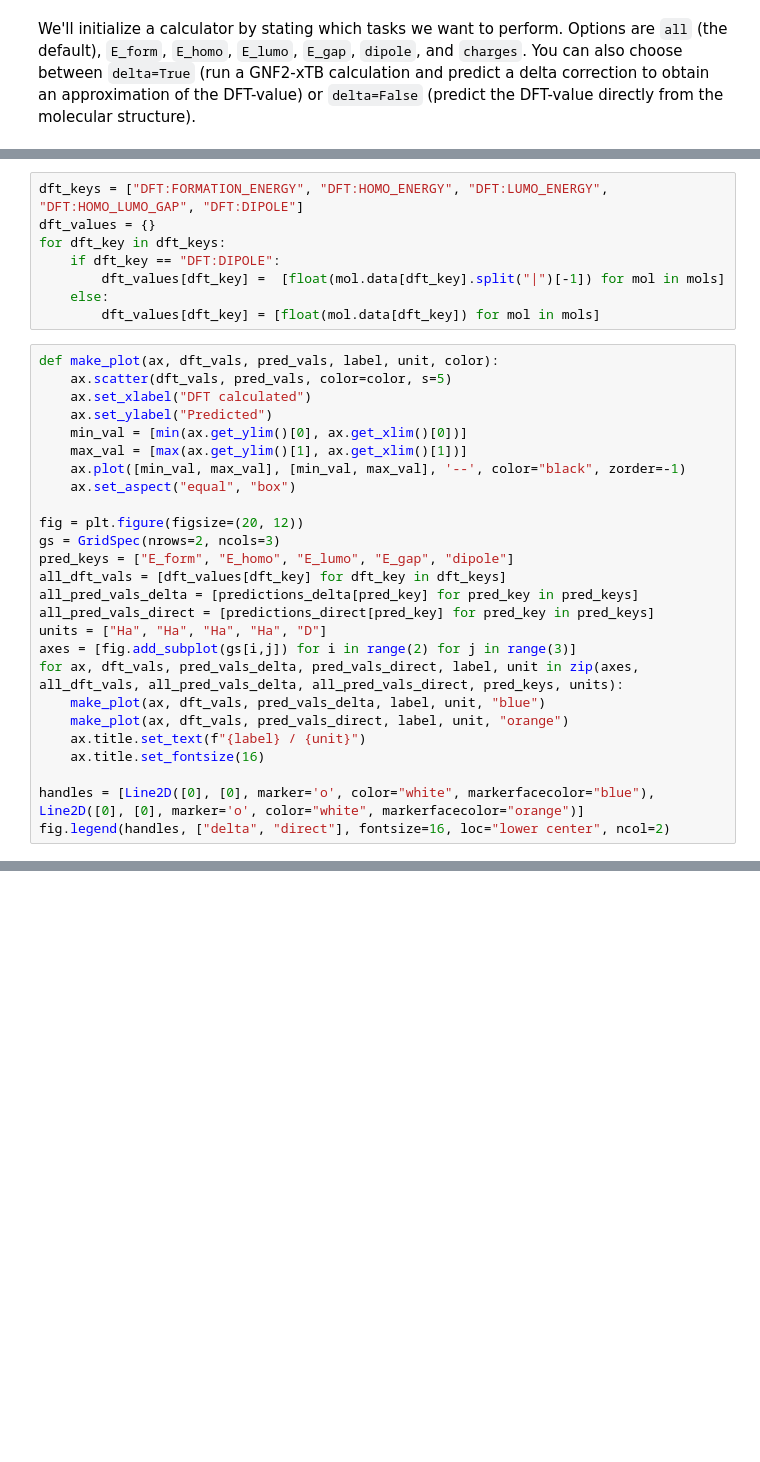
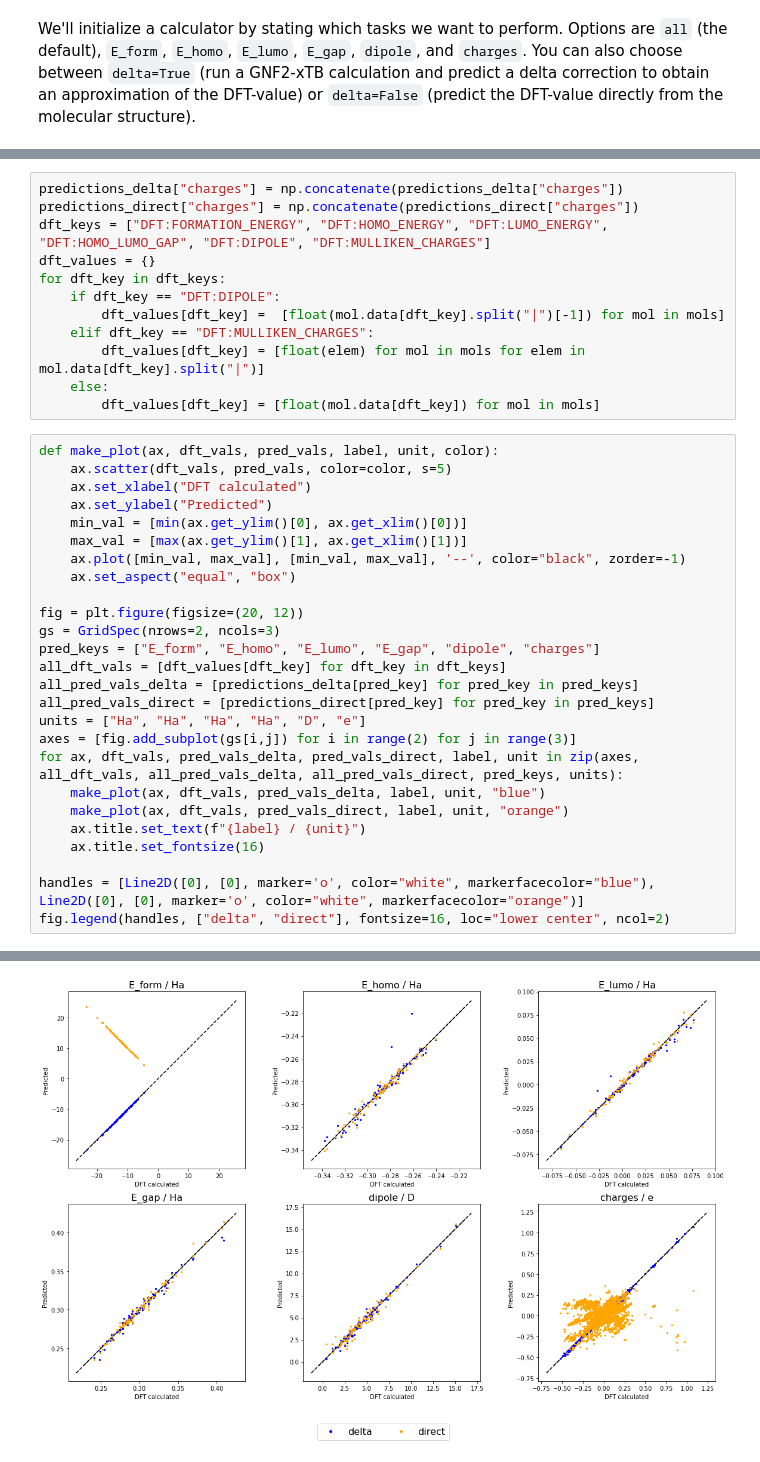
Before and after one commit to josejimenezluna/delfta, a Jupyter notebook: tutorials/predict.ipynb, the cells around one changed output, grey strips where cells are left out. Saved outputs shown, nothing was run; the diff lists cells and outputs as text; blank space fills up the shorter version.

Commit message:
First version of prediction tutorial.

```diff
--- a/tutorials/predict.ipynb
+++ b/tutorials/predict.ipynb
@@ -38,9 +59,13 @@ df.rename(columns={"E_form": "E_form [Ha]", "E_homo": "E_homo [Ha]", "E_lumo": "
 # %%
-dft_keys = ["DFT:FORMATION_ENERGY", "DFT:HOMO_ENERGY", "DFT:LUMO_ENERGY", "DFT:HOMO_LUMO_GAP", "DFT:DIPOLE"]
+predictions_delta["charges"] = np.concatenate(predictions_delta["charges"])
+predictions_direct["charges"] = np.concatenate(predictions_direct["charges"])
+dft_keys = ["DFT:FORMATION_ENERGY", "DFT:HOMO_ENERGY", "DFT:LUMO_ENERGY", "DFT:HOMO_LUMO_GAP", "DFT:DIPOLE", "DFT:MULLIKEN_CHARGES"]
 dft_values = {}
 for dft_key in dft_keys:
     if dft_key == "DFT:DIPOLE":
         dft_values[dft_key] =  [float(mol.data[dft_key].split("|")[-1]) for mol in mols]
+    elif dft_key == "DFT:MULLIKEN_CHARGES":
+        dft_values[dft_key] = [float(elem) for mol in mols for elem in mol.data[dft_key].split("|")]
     else:
         dft_values[dft_key] = [float(mol.data[dft_key]) for mol in mols]
 # %%
@@ -55,11 +80,11 @@ def make_plot(ax, dft_vals, pred_vals, label, unit, color):
 
 fig = plt.figure(figsize=(20, 12))
 gs = GridSpec(nrows=2, ncols=3)
-pred_keys = ["E_form", "E_homo", "E_lumo", "E_gap", "dipole"]
+pred_keys = ["E_form", "E_homo", "E_lumo", "E_gap", "dipole", "charges"]
 all_dft_vals = [dft_values[dft_key] for dft_key in dft_keys]
 all_pred_vals_delta = [predictions_delta[pred_key] for pred_key in pred_keys]
 all_pred_vals_direct = [predictions_direct[pred_key] for pred_key in pred_keys]
-units = ["Ha", "Ha", "Ha", "Ha", "D"]
+units = ["Ha", "Ha", "Ha", "Ha", "D", "e"]
 axes = [fig.add_subplot(gs[i,j]) for i in range(2) for j in range(3)]
 for ax, dft_vals, pred_vals_delta, pred_vals_direct, label, unit in zip(axes, all_dft_vals, all_pred_vals_delta, all_pred_vals_direct, pred_keys, units):
     make_plot(ax, dft_vals, pred_vals_delta, label, unit, "blue")
@@ -69,3 +94,4 @@ for ax, dft_vals, pred_vals_delta, pred_vals_direct, label, unit in zip(axes, al
 
 handles = [Line2D([0], [0], marker='o', color="white", markerfacecolor="blue"), Line2D([0], [0], marker='o', color="white", markerfacecolor="orange")]
 fig.legend(handles, ["delta", "direct"], fontsize=16, loc="lower center", ncol=2)
+# %% [output]
@@ -71,0 +99 @@ fig.legend(handles, ["delta", "direct"], fontsize=16, loc="lower center", ncol=2
+[figure, added]
```
Also changed, not shown: parts of 8 cells of this notebook.
